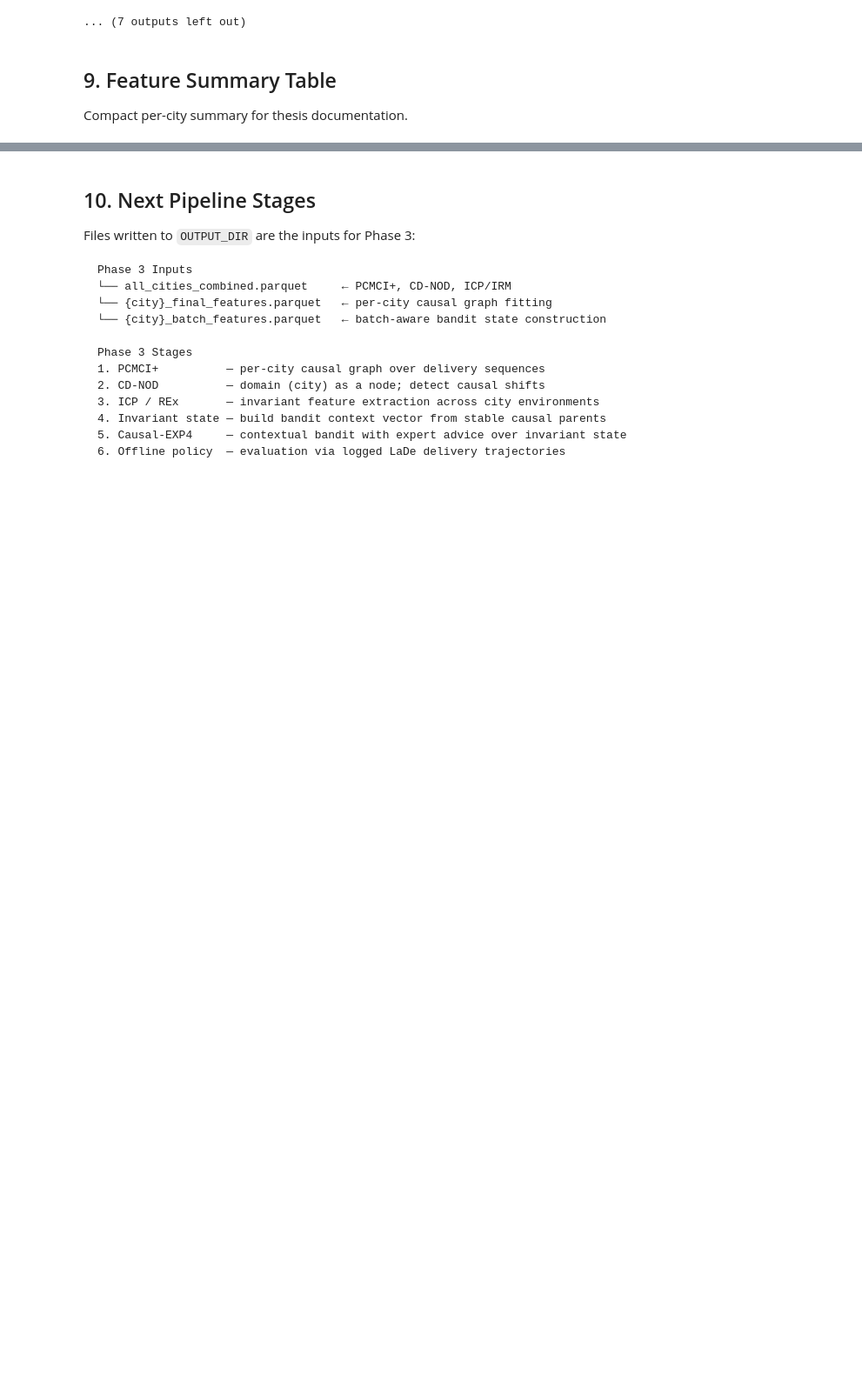
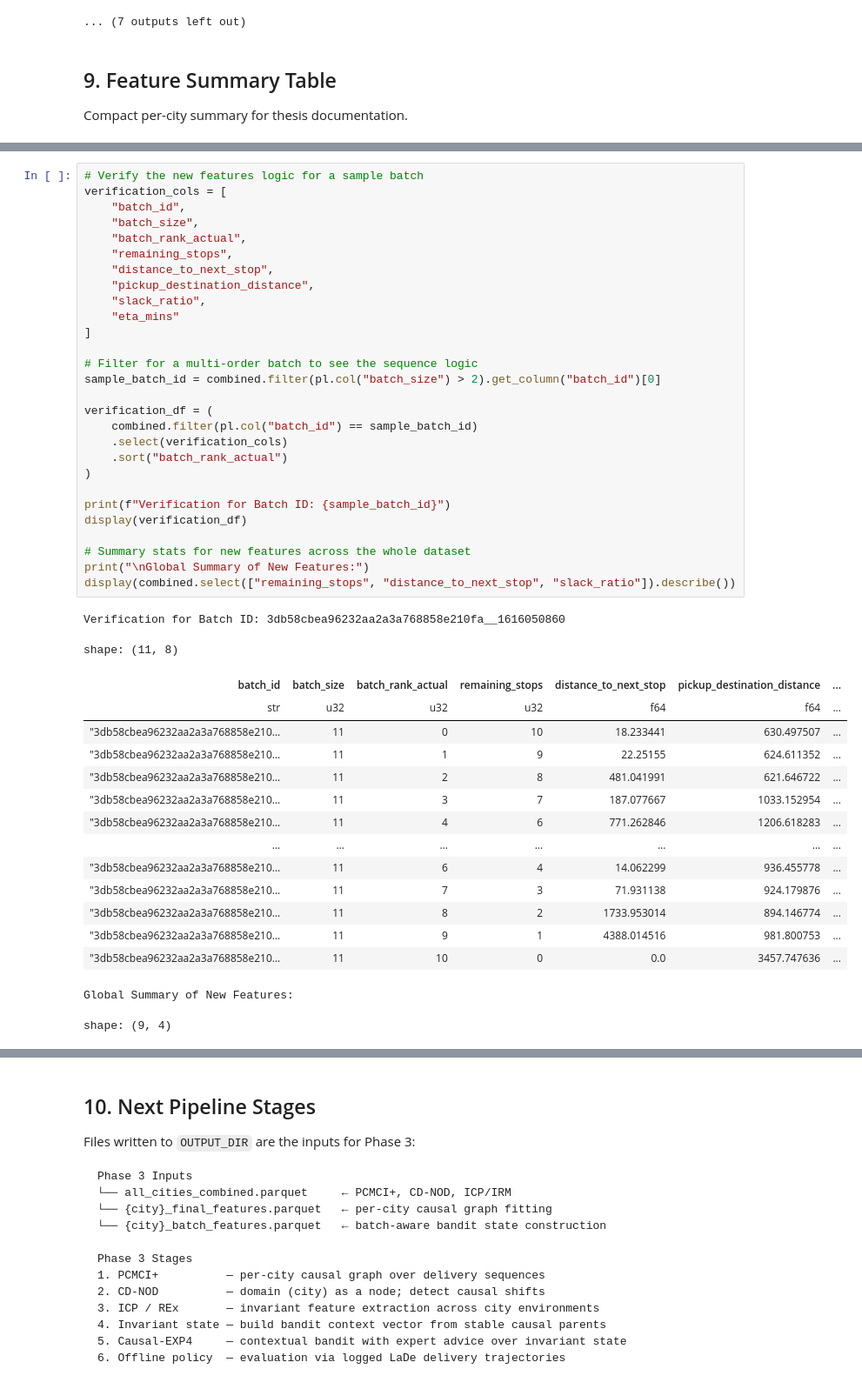
Before and after one commit to aymuos/endgame, a Jupyter notebook: integrated_feature_creator_v2.ipynb, the cells around one changed output, grey strips where cells are left out. Shown at 87% size. Drawn from its saved outputs; the diff is of its cells as text; blank space fills up the shorter version.

```diff
--- a/integrated_feature_creator_v2.ipynb
+++ b/integrated_feature_creator_v2.ipynb
@@ -2021,0 +2093,46 @@ Nulls in gps_gap_min after fill: 0
+# %%
+# Verify the new features logic for a sample batch
+verification_cols = [
+    "batch_id",
+    "batch_size",
+    "batch_rank_actual",
+    "remaining_stops",
+    "distance_to_next_stop",
+    "pickup_destination_distance",
+    "slack_ratio",
+    "eta_mins"
+]
+
+# Filter for a multi-order batch to see the sequence logic
+sample_batch_id = combined.filter(pl.col("batch_size") > 2).get_column("batch_id")[0]
+
+verification_df = (
+    combined.filter(pl.col("batch_id") == sample_batch_id)
+    .select(verification_cols)
+    .sort("batch_rank_actual")
+)
+
+print(f"Verification for Batch ID: {sample_batch_id}")
+display(verification_df)
+
+# Summary stats for new features across the whole dataset
+print("\nGlobal Summary of New Features:")
+display(combined.select(["remaining_stops", "distance_to_next_stop", "slack_ratio"]).describe())
+# %% [output]
+Verification for Batch ID: 3db58cbea96232aa2a3a768858e210fa__1616050860
+shape: (11, 8)
+| batch_id | batch_size | batch_rank_actual | remaining_stops | distance_to_next_stop | pickup_destination_distance | ... |
+| str | u32 | u32 | u32 | f64 | f64 | ... |
+| "3db58cbea96232aa2a3a768858e210… | 11 | 0 | 10 | 18.233441 | 630.497507 | ... |
+| "3db58cbea96232aa2a3a768858e210… | 11 | 1 | 9 | 22.25155 | 624.611352 | ... |
+| "3db58cbea96232aa2a3a768858e210… | 11 | 2 | 8 | 481.041991 | 621.646722 | ... |
+| "3db58cbea96232aa2a3a768858e210… | 11 | 3 | 7 | 187.077667 | 1033.152954 | ... |
+| "3db58cbea96232aa2a3a768858e210… | 11 | 4 | 6 | 771.262846 | 1206.618283 | ... |
+| … | … | … | … | … | … | ... |
+| "3db58cbea96232aa2a3a768858e210… | 11 | 6 | 4 | 14.062299 | 936.455778 | ... |
+| "3db58cbea96232aa2a3a768858e210… | 11 | 7 | 3 | 71.931138 | 924.179876 | ... |
+| "3db58cbea96232aa2a3a768858e210… | 11 | 8 | 2 | 1733.953014 | 894.146774 | ... |
+| "3db58cbea96232aa2a3a768858e210… | 11 | 9 | 1 | 4388.014516 | 981.800753 | ... |
+| "3db58cbea96232aa2a3a768858e210… | 11 | 10 | 0 | 0.0 | 3457.747636 | ... |
+Global Summary of New Features:
+shape: (9, 4)
```
Also changed, not shown: parts of 11 cells of this notebook.
